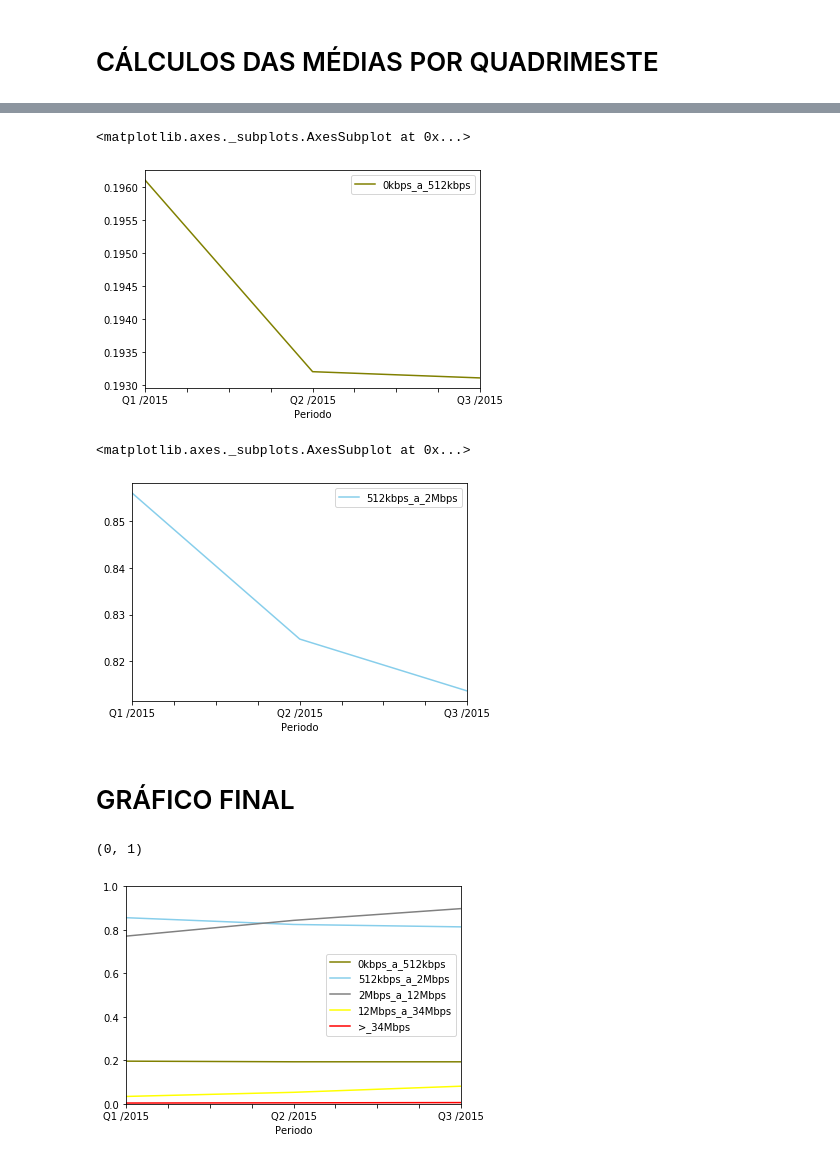
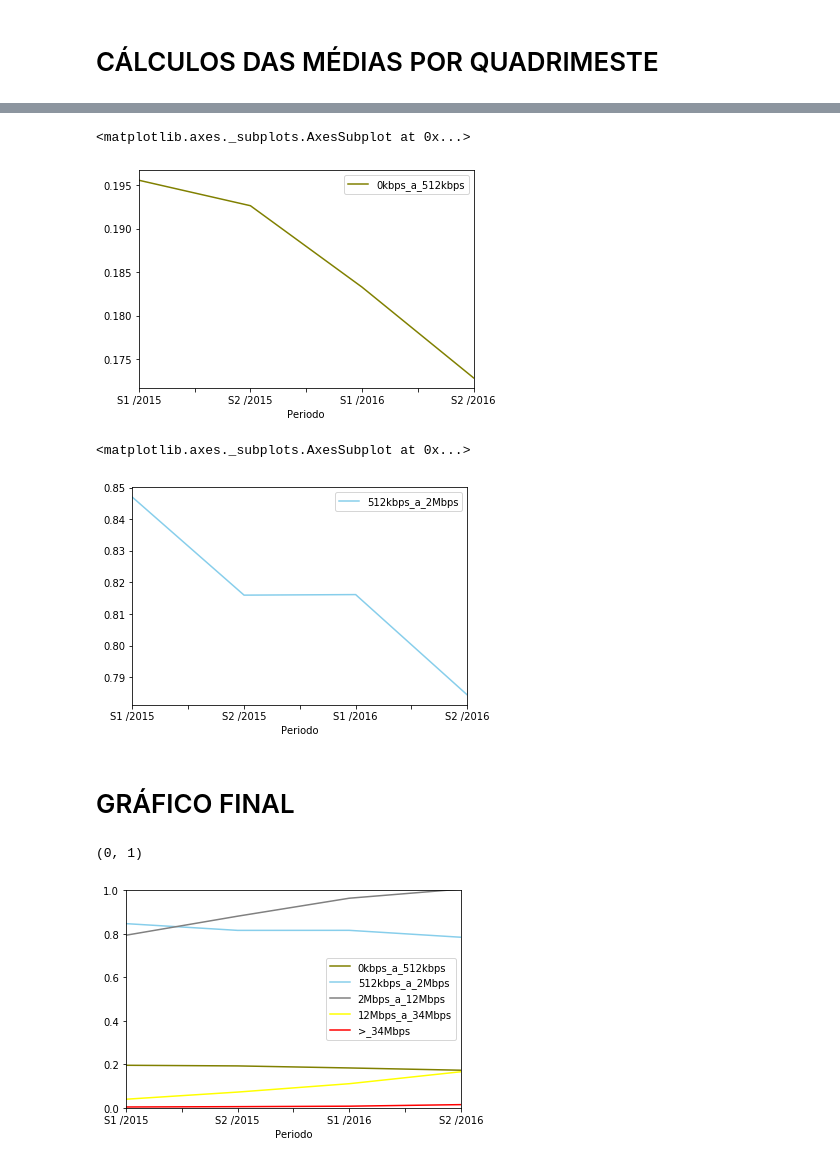
Before and after one commit to igorandradeio/growth-of-fixed-broadband, a Jupyter notebook: REGIAO_NORTE.ipynb, the cells around one changed output, grey strips where cells are left out. Saved outputs shown, nothing was run; the diff lists cells and outputs as text; code cells hidden in the pictures.

```diff
--- a/REGIAO_NORTE.ipynb
+++ b/REGIAO_NORTE.ipynb
@@ -170,0 +173,6 @@ resNrt5
+# %%
+dfResNrtSpd1 = pd.DataFrame()
+dfResNrtSpd1['S1 /2015'] = [resNrt1['2015_01'].mean(), resNrt1['2015_02'].mean(), resNrt1['2015_03'].mean(), resNrt1['2015_04'].mean(), resNrt1['2015_05'].mean(), resNrt1['2015_06'].mean()]
+dfResNrtSpd1['S2 /2015'] = [resNrt1['2015_07'].mean(), resNrt1['2015_08'].mean(), resNrt1['2015_09'].mean(), resNrt1['2015_10'].mean(), resNrt1['2015_11'].mean(), resNrt1['2015_12'].mean()]
+dfResNrtSpd1['S1 /2016'] = [resNrt1['2016_01'].mean(), resNrt1['2016_02'].mean(), resNrt1['2016_03'].mean(), resNrt1['2016_04'].mean(), resNrt1['2016_05'].mean(), resNrt1['2016_06'].mean()]
+dfResNrtSpd1['S2 /2016'] = [resNrt1['2016_07'].mean(), resNrt1['2016_08'].mean(), resNrt1['2016_09'].mean(), resNrt1['2016_10'].mean(), resNrt1['2016_11'].mean(), resNrt1['2016_12'].mean()]
@@ -223,0 +225,4 @@ dfFinal5['>_34Mbps'] = [dfResNrt2015Spd5['Q1 /2015'].mean(), dfResNrt2015Spd5['Q
+# %%
+dfFinalNrt1 = pd.DataFrame()
+dfFinalNrt1['Periodo'] = ['S1 /2015','S2 /2015', 'S1 /2016', 'S2 /2016']
+dfFinalNrt1['0kbps_a_512kbps'] = [dfResNrtSpd1['S1 /2015'].mean(), dfResNrtSpd1['S2 /2015'].mean(), dfResNrtSpd1['S1 /2016'].mean(), dfResNrtSpd1['S2 /2016'].mean()]
@@ -224,23 +245,23 @@ dfFinal5['>_34Mbps'] = [dfResNrt2015Spd5['Q1 /2015'].mean(), dfResNrt2015Spd5['Q
 # %%
-dfFinal1.plot(color = 'olive', x = 'Periodo')
+dfFinalNrt1.plot(color = 'olive', x = 'Periodo')
 # %% [output]
 <matplotlib.axes._subplots.AxesSubplot at 0x...>
-[figure, old version]
+[figure, new version]
 # %%
-dfFinal2.plot(color = 'skyblue', x = 'Periodo')
+dfFinalNrt2.plot(color = 'skyblue', x = 'Periodo')
 # %% [output]
 <matplotlib.axes._subplots.AxesSubplot at 0x...>
-[figure, old version]
+[figure, new version]
 # %% [markdown]
 # GRÁFICO FINAL
 # %%
-ax = dfFinal1.plot(kind = 'line', x = 'Periodo', y = '0kbps_a_512kbps', color = 'olive')
-dfFinal2.plot(kind = 'line', x = 'Periodo', y = '512kbps_a_2Mbps', color = 'skyblue', ax = ax)
-dfFinal3.plot(kind = 'line', x = 'Periodo', y = '2Mbps_a_12Mbps', color = 'grey', ax = ax)
-dfFinal4.plot(kind = 'line', x = 'Periodo', y = '12Mbps_a_34Mbps', color = 'yellow', ax = ax)
-dfFinal5.plot(kind = 'line', x = 'Periodo', y = '>_34Mbps', color = 'red', ax = ax)
+ax = dfFinalNrt1.plot(kind = 'line', x = 'Periodo', y = '0kbps_a_512kbps', color = 'olive')
+dfFinalNrt2.plot(kind = 'line', x = 'Periodo', y = '512kbps_a_2Mbps', color = 'skyblue', ax = ax)
+dfFinalNrt3.plot(kind = 'line', x = 'Periodo', y = '2Mbps_a_12Mbps', color = 'grey', ax = ax)
+dfFinalNrt4.plot(kind = 'line', x = 'Periodo', y = '12Mbps_a_34Mbps', color = 'yellow', ax = ax)
+dfFinalNrt5.plot(kind = 'line', x = 'Periodo', y = '>_34Mbps', color = 'red', ax = ax)
 axes = plt.gca()
 axes.set_ylim([0,1])
 # %% [output]
 (0, 1)
-[figure, old version]
+[figure, new version]
```
Also changed, not shown: parts of 22 cells of this notebook.
